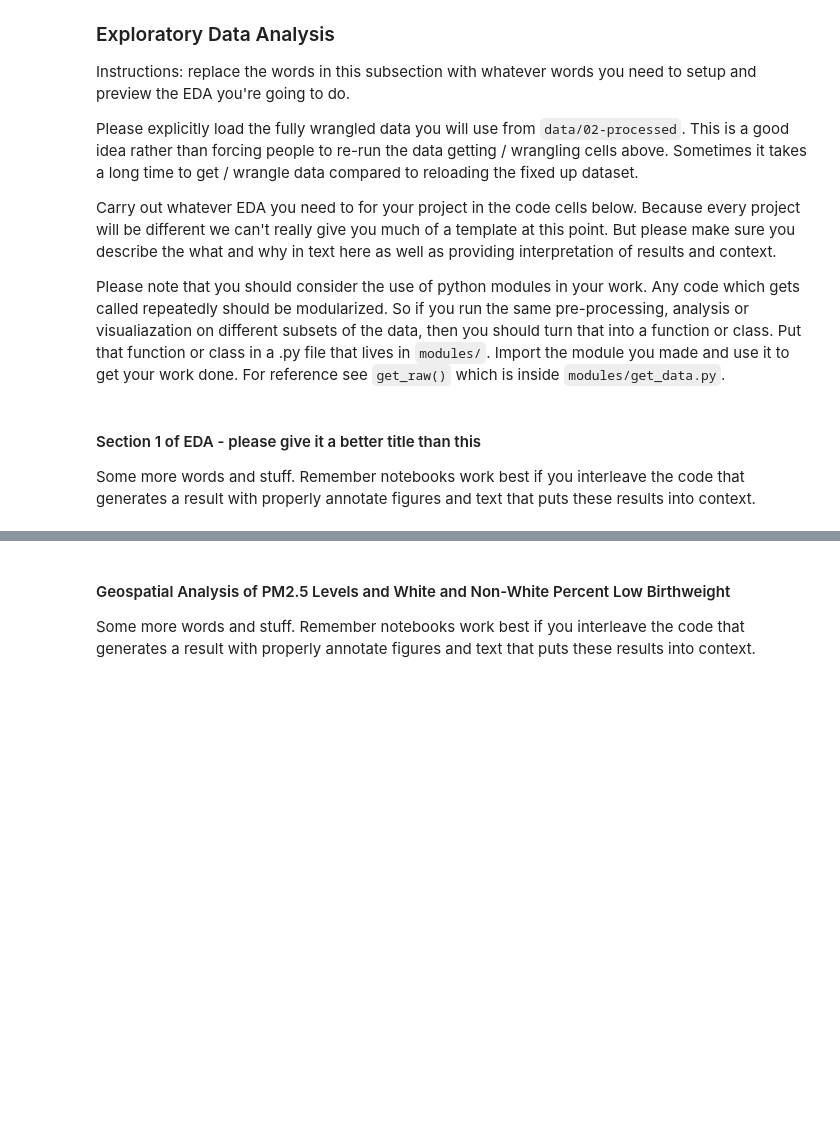
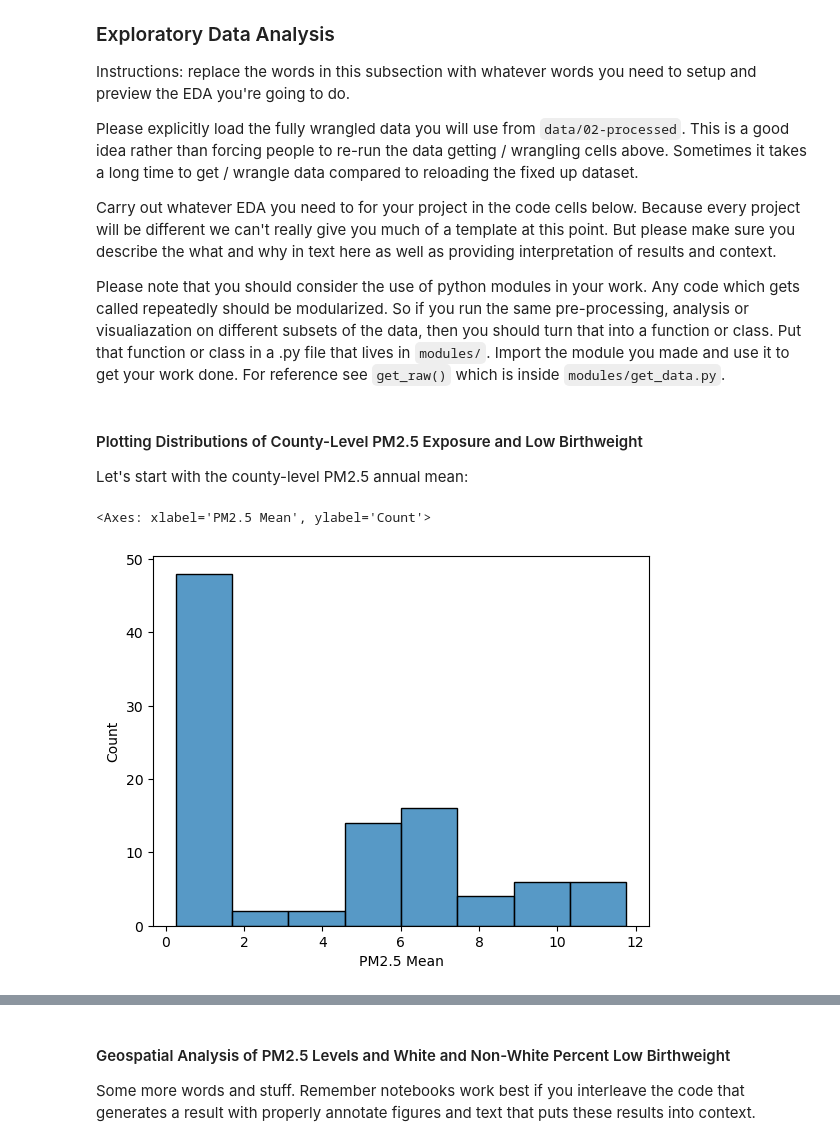
Before and after one commit to COGS108/Group095_WI26, a Jupyter notebook: 02-EDACheckpoint.ipynb, the cells around one changed output, grey strips where cells are left out. Cells and saved outputs as stored; diff of their text form; code cells hidden in the pictures; blank space fills up the shorter version.

Commit message:
Updated pm25 column name, added histogram and scatterplots

```diff
--- a/02-EDACheckpoint.ipynb
+++ b/02-EDACheckpoint.ipynb
@@ -699,10 +755,6 @@ Please explicitly load the fully wrangled data you will use from `data/02-proces
 Carry out whatever EDA you need to for your project in the code cells below.  Because every project will be different we can't really give you much of a template at this point. But please make sure you describe the what and why in text here as well as providing interpretation of results and context.
 
 Please note that you should consider the use of python modules in your work.  Any code which gets called repeatedly should be modularized. So if you run the same pre-processing, analysis or visualiazation on different subsets of the data, then you should turn that into a function or class.  Put that function or class in a .py file that lives in `modules/`.  Import the module you made and use it to get your work done.  For reference see `get_raw()` which is inside `modules/get_data.py`.
-# %% [markdown]
-#### Section 1 of EDA - please give it a better title than this
-
-Some more words and stuff.  Remember notebooks work best if you interleave the code that generates a result with properly annotate figures and text that puts these results into context.
 # %%
 # load in dfs
 
@@ -711,3 +763,13 @@ Some more words and stuff.  Remember notebooks work best if you interleave the c
 # mean_pm25 = pd.read_csv('data/02-processed/mean_pm25.csv')
 per_county = pd.read_csv('data/02-processed/per_county.csv')
 merge_df = pd.read_csv('data/02-processed/merge_df.csv')
+# %% [markdown]
+#### Plotting Distributions of County-Level PM2.5 Exposure and Low Birthweight
+
+Let's start with the county-level PM2.5 annual mean:
+# %%
+import seaborn as sns
+sns.histplot(per_county["PM2.5 Mean"])
+# %% [output]
+<Axes: xlabel='PM2.5 Mean', ylabel='Count'>
+[figure, added]
```
Also changed, not shown: parts of 10 cells of this notebook, 2 other files.
